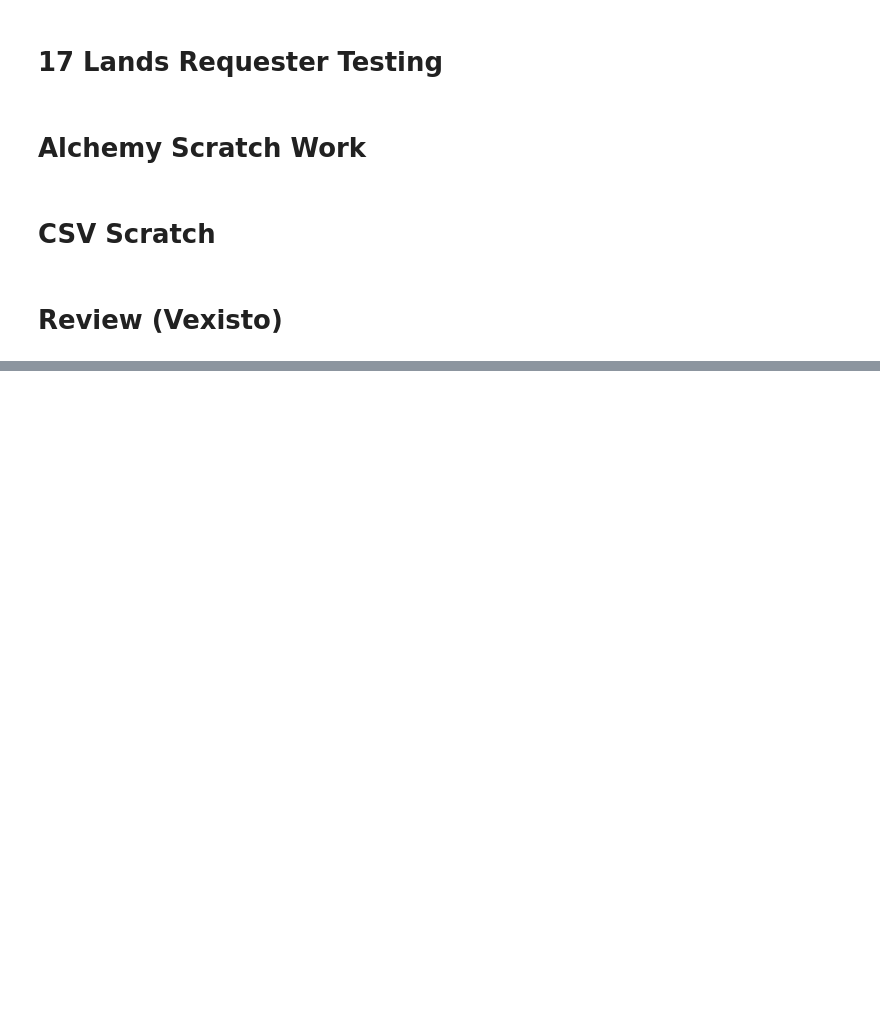
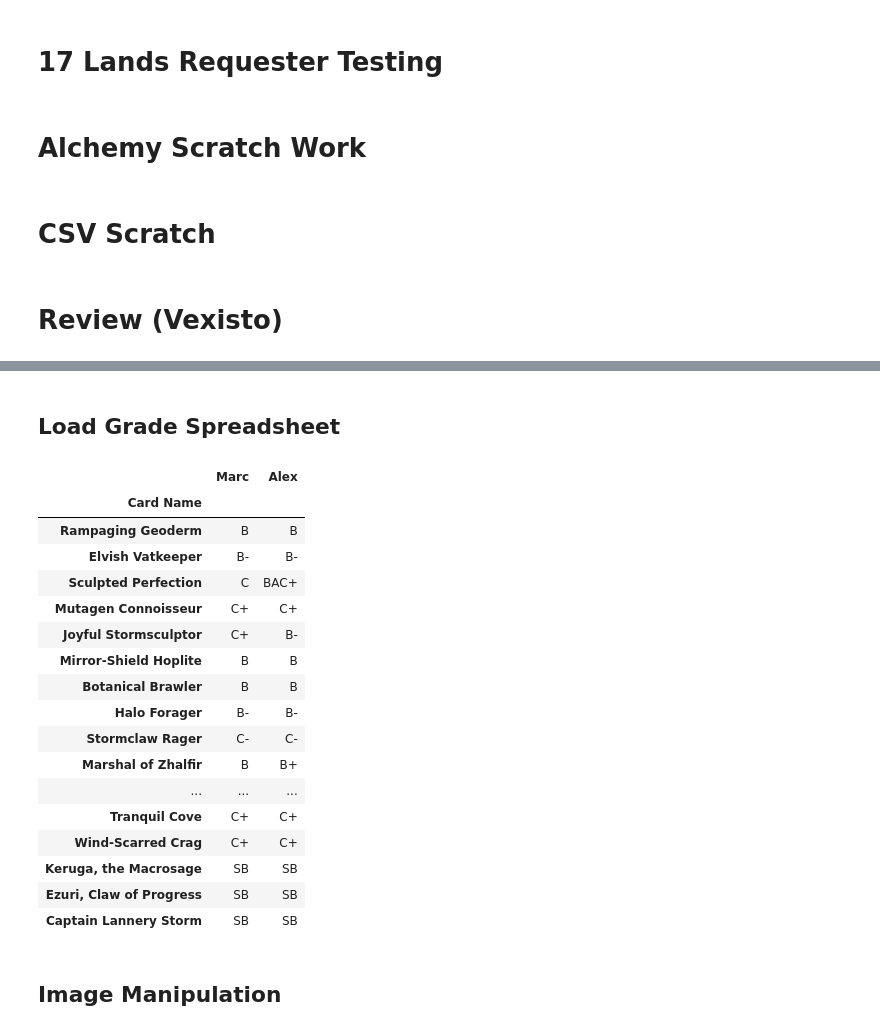
Before and after one commit to ZacharyMN709/DraftMetaReporter, a Jupyter notebook: Notebooks/Scratch.ipynb, the cells around one changed output, grey strips where cells are left out. Drawn from its saved outputs; the diff is of its cells as text; code cells hidden in the pictures; blank space fills up the shorter version.

```diff
--- a/Notebooks/Scratch.ipynb
+++ b/Notebooks/Scratch.ipynb
@@ -1034,10 +952,0 @@ def patch_chord_excel(frame):
-# %%
-def parse_chord_excel(file_name, patch_func=None):
-    frame = pd.read_excel(DATA_ROOT + file_name)
-    frame = frame.dropna(axis=0, how='all')
-    frame = frame.drop(["COLOR", "RARITY"], axis=1)
-    frame.columns = ['Card Name', 'Marc', 'Alex']
-    frame = frame[['Card Name', 'Alex', 'Marc']]
-    if patch_func is not None:
-        frame = patch_func(frame)
-    return frame
@@ -1051,0 +1022,2 @@ set_grades
+# %% [markdown]
+## Load Grade Spreadsheet
@@ -1051,0 +1032,5 @@ set_grades
+# %%
+def repair_names(frame):
+    name_patch = {card_name: get_card_data(card_name)['name'] for card_name in frame["Card Name"]}
+    frame = frame.replace({"Card Name": name_patch})
+    return frame
@@ -1051,0 +1109,39 @@ set_grades
+# %%
+def parse_chord_excel(file_path, patch_func=None):
+    """Read the grade spreadsheet, and applies cleanup to it."""
+    frame = pd.read_excel(file_path)
+    frame = frame.dropna(axis=0, how='all')              # Drop the spacer rows.
+    frame = frame.drop(["COLOR", "RARITY"], axis=1)      # Drop the card info, as its not needed.
+    frame.columns = ['Card Name', 'Marc', 'Alex']        # Set the column names, for consistency between files.
+    if patch_func is not None:                           # If a patch function was provided, use it to apply a data patch.
+        frame = patch_func(frame)
+    frame = repair_names(frame)                          # Use scryfall to standardize names, fixing typos.
+    return frame
+# %%
+# https://docs.google.com/spreadsheets/d/1KDTva5x_PmzAXPXtas4yrxZgU6TblUqAMuZfZBdnrus/edit#gid=0
+# https://docs.google.com/spreadsheets/d/1KDTva5x_PmzAXPXtas4yrxZgU6TblUqAMuZfZBdnrus/export?format=xlsx
+file_path = DATA_ROOT + 'MOM Gradings.xlsx'
+set_grades = parse_chord_excel(file_path, patch_chord_excel)
+set_grades = set_grades.set_index('Card Name')
+set_grades
+# %% [output]
+|  | Marc | Alex |
+| Card Name |  |  |
+| Rampaging Geoderm | B | B |
+| Elvish Vatkeeper | B- | B- |
+| Sculpted Perfection | C | BAC+ |
+| Mutagen Connoisseur | C+ | C+ |
+| Joyful Stormsculptor | C+ | B- |
+| Mirror-Shield Hoplite | B | B |
+| Botanical Brawler | B | B |
+| Halo Forager | B- | B- |
+| Stormclaw Rager | C- | C- |
+| Marshal of Zhalfir | B | B+ |
+| ... | ... | ... |
+| Tranquil Cove | C+ | C+ |
+| Wind-Scarred Crag | C+ | C+ |
+| Keruga, the Macrosage | SB | SB |
+| Ezuri, Claw of Progress | SB | SB |
+| Captain Lannery Storm | SB | SB |
+# %% [markdown]
+## Image Manipulation
```
Also changed, not shown: parts of 34 cells of this notebook.
